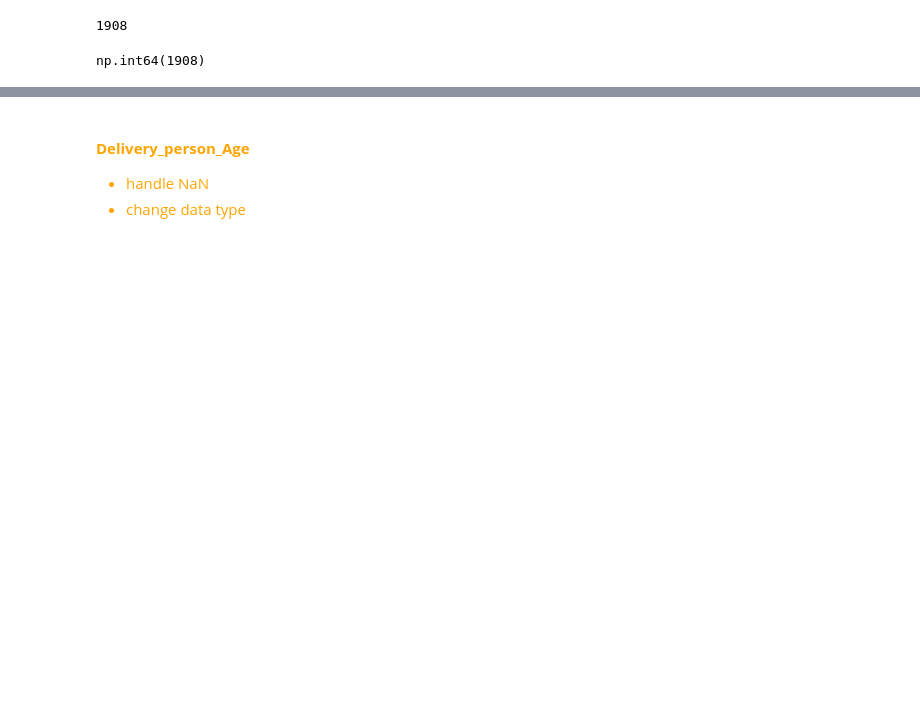
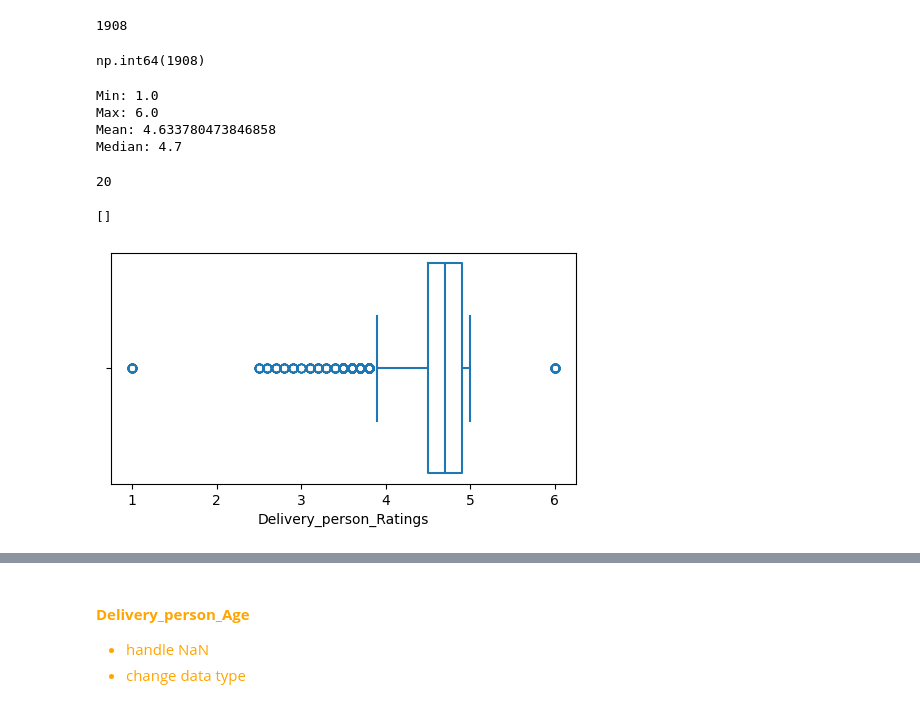
Before and after one commit to ronylpatil/delivery-time-estm, a Jupyter notebook: notebooks/preprocessing.ipynb, the cells around one changed output, grey strips where cells are left out. Saved outputs shown, nothing was run; the diff lists cells and outputs as text; code cells hidden in the pictures; blank space fills up the shorter version.

```diff
--- a/notebooks/preprocessing.ipynb
+++ b/notebooks/preprocessing.ipynb
@@ -53,6 +56,9 @@ df['City'] = df['City'].replace('NaN', np.nan)
 df['City'].isnull().sum()
 # %% [output]
 np.int64(1200)
+# %%
+# NaN replaced by mode
+df['City'] = df['City'].fillna(value=df['City'].value_counts().index[0])
 # %% [markdown]
 <font color = 'orange'>
 
@@ -83,3 +89,6 @@ print(f"Value Count: {df['Festival'].isnull().sum()}")
 # %% [output]
 Unique value: ['No' 'Yes' 'NaN']
 Value Count: 228
+# %%
+# NaN replaced by mode of column
+df['Festival'] = df['Festival'].fillna(df['Festival'].value_counts().index[0])
@@ -122,0 +150,2 @@ array([ 0.,  1., nan])
+# %%
+df['multiple_deliveries'].fillna(value= 1, inplace=True)
@@ -185,3 +228,5 @@ print(f"Value Count: {df['Road_traffic_density'].isnull().sum()}")
 # %% [output]
 Unique value: ['High' 'Jam' 'Low' 'Medium' 'NaN']
 Value Count: 601
+# %%
+df['Road_traffic_density'] = df['Road_traffic_density'].fillna(value='Low')
@@ -209,3 +263,25 @@ df['Delivery_person_Ratings'] = df['Delivery_person_Ratings'].astype('float')
 df['Delivery_person_Ratings'].isna().sum()
 # %% [output]
 np.int64(1908)
+# %%
+print(f"Min: {df['Delivery_person_Ratings'].min()} \
+      \nMax: {df['Delivery_person_Ratings'].max()} \
+      \nMean: {df['Delivery_person_Ratings'].mean()} \
+      \nMedian: {df['Delivery_person_Ratings'].median()}")
+# %% [output]
+Min: 1.0
+Max: 6.0
+Mean: 4.633780473846858
+Median: 4.7
+# %%
+df[df['Delivery_person_Ratings'] > 5].shape[1]
+# %% [output]
+20
+# %%
+# box plot
+plt.figure(figsize=(6, 3))
+sns.boxplot(df, x=df["Delivery_person_Ratings"].astype("float"), fill=False)
+plt.plot()
+# %% [output]
+[]
+[figure, added]
```
Also changed, not shown: parts of 20 cells of this notebook.
